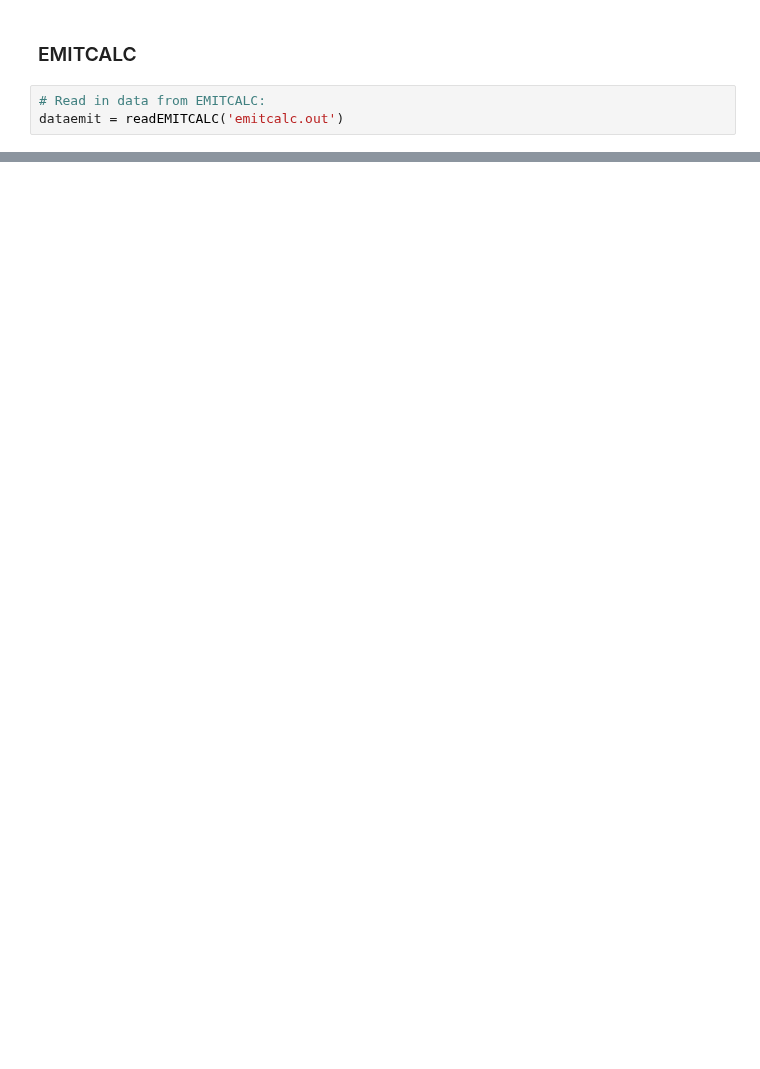
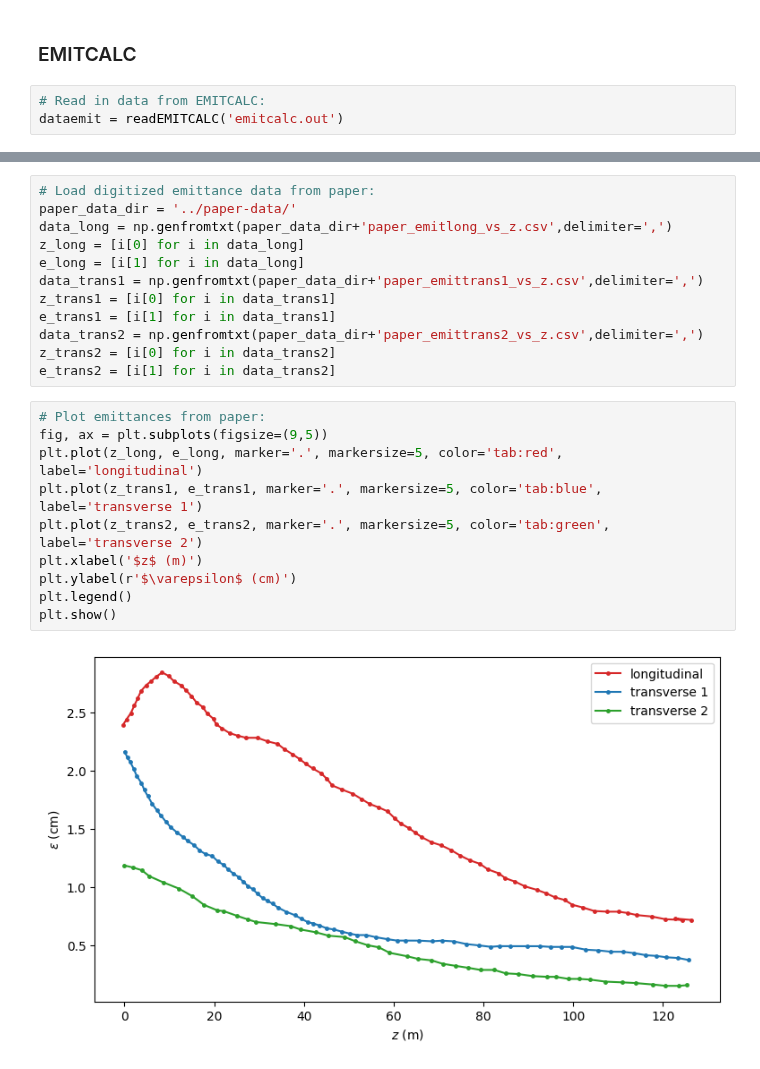
Before and after one commit to criggall/muon-cooling, a Jupyter notebook: ecalc9/plot_ecalc9.ipynb, the cells around one changed output, grey strips where cells are left out. Cells and saved outputs as stored; diff of their text form; blank space fills up the shorter version.

```diff
--- a/ecalc9/plot_ecalc9.ipynb
+++ b/ecalc9/plot_ecalc9.ipynb
@@ -351,0 +336,24 @@ plt.show()
+# %%
+# Load digitized emittance data from paper:
+paper_data_dir = '../paper-data/'
+data_long = np.genfromtxt(paper_data_dir+'paper_emitlong_vs_z.csv',delimiter=',')
+z_long = [i[0] for i in data_long]
+e_long = [i[1] for i in data_long]
+data_trans1 = np.genfromtxt(paper_data_dir+'paper_emittrans1_vs_z.csv',delimiter=',')
+z_trans1 = [i[0] for i in data_trans1]
+e_trans1 = [i[1] for i in data_trans1]
+data_trans2 = np.genfromtxt(paper_data_dir+'paper_emittrans2_vs_z.csv',delimiter=',')
+z_trans2 = [i[0] for i in data_trans2]
+e_trans2 = [i[1] for i in data_trans2]
+# %%
+# Plot emittances from paper:
+fig, ax = plt.subplots(figsize=(9,5))
+plt.plot(z_long, e_long, marker='.', markersize=5, color='tab:red', label='longitudinal')
+plt.plot(z_trans1, e_trans1, marker='.', markersize=5, color='tab:blue', label='transverse 1')
+plt.plot(z_trans2, e_trans2, marker='.', markersize=5, color='tab:green', label='transverse 2')
+plt.xlabel('$z$ (m)')
+plt.ylabel(r'$\varepsilon$ (cm)')
+plt.legend()
+plt.show()
+# %% [output]
+[figure, added]
```
Also changed, not shown: parts of 32 cells of this notebook, 3 other files.
